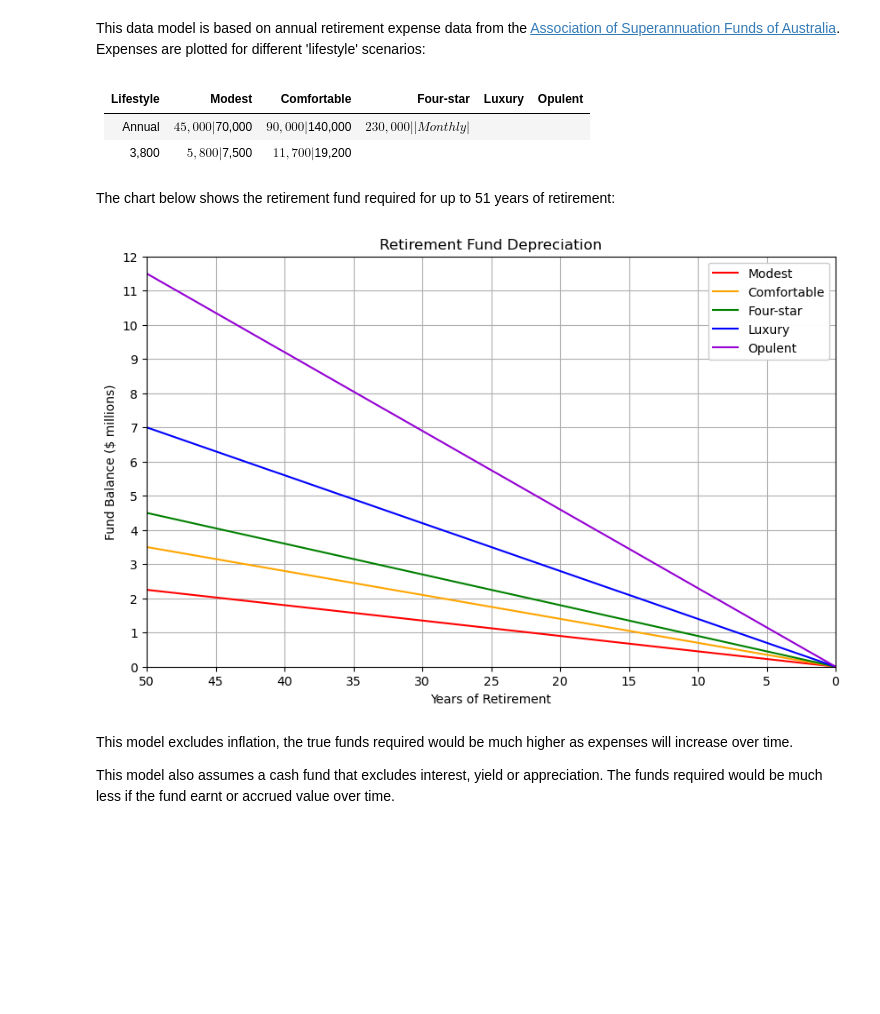
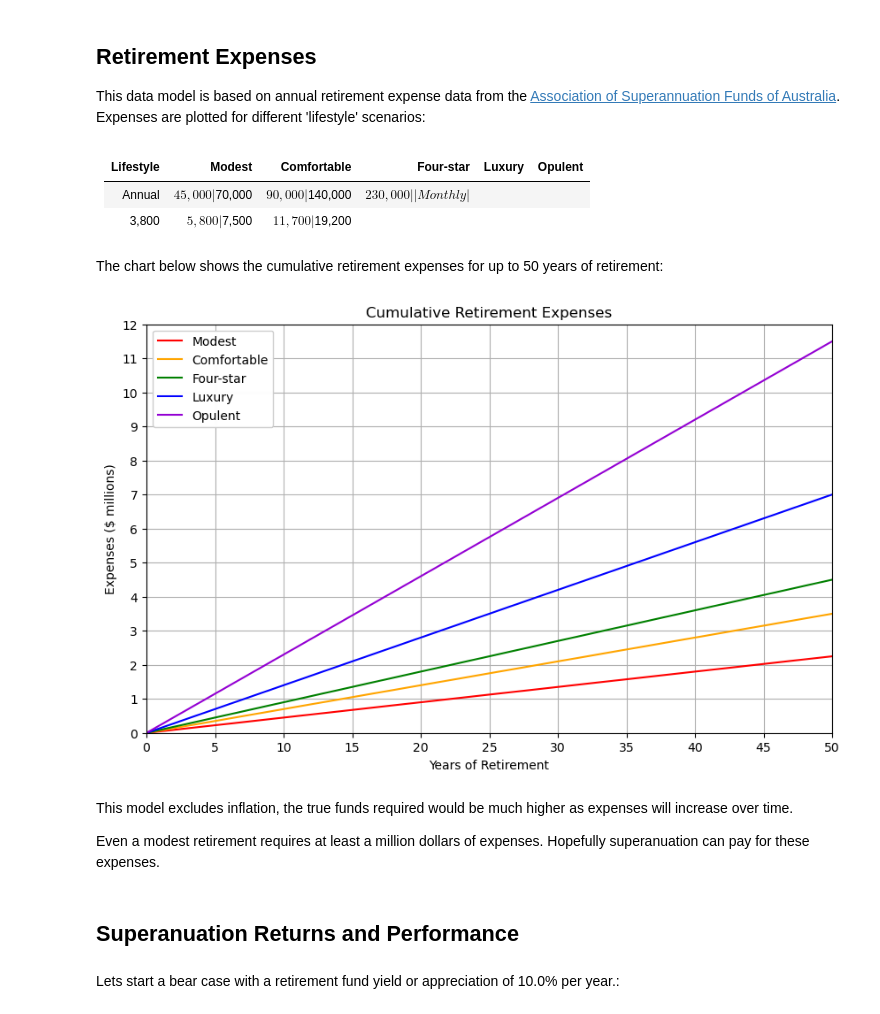
Before and after one commit to mikejonestechno/investment-analytics, a Jupyter notebook: notebooks/retirement.ipynb, the cells around one changed output. Saved outputs shown, nothing was run; the diff lists cells and outputs as text; code cells hidden in the pictures; blank space fills up the shorter version.

```diff
--- a/notebooks/retirement.ipynb
+++ b/notebooks/retirement.ipynb
@@ -20,6 +24,8 @@ import matplotlib.ticker as ticker
 import numpy as np
 from IPython.display import display, Markdown
 # %% [markdown]
+## Retirement Expenses
+
 This data model is based on annual retirement expense data from the [Association of Superannuation Funds of Australia](retirement-planning.md). Expenses are plotted for different 'lifestyle' scenarios:
 # %%
 """ Chart variables """
@@ -67,16 +75,16 @@ retirement_age = 50
 retirement_years = life_expectancy - retirement_age +1 # add 1 to include year of retirement in range
 
 display(Markdown(f"""
-The chart below shows the retirement fund required for up to {retirement_years - 1} years of retirement:
+The chart below shows the cumulative retirement expenses for up to {retirement_years - 1} years of retirement:
 """))
 # %% [output]
 
-The chart below shows the retirement fund required for up to 51 years of retirement:
+The chart below shows the cumulative retirement expenses for up to 50 years of retirement:
 # %%
 """ Data manipulation """
 
 # Create a DataFrame with number of rows = retirement_years
-df = pd.DataFrame(index=range(retirement_years))
+df = pd.DataFrame(index=np.arange(retirement_years))
 
 for i in range(retirement_years):
     df['year'] = retirement_years - df.index -1
@@ -85,38 +93,38 @@ for i in range(retirement_years):
 # For each key in annual_expenses, create a column
 for lifestyle, details in annual_expenses.items():
     # Each year the values increase by the related annual_expenses value
-    df[lifestyle.capitalize()] = [i * details['expenses'] for i in range(retirement_years)]
+    df[lifestyle.capitalize()] = df.index * details['expenses']
 # %%
 """ Basic chart """
 # create a new dataframe with only the annual_expense columns
 df_burndown = df[list(key.capitalize() for key in annual_expenses.keys())]
 
 # create a list of colors for each lifestyle
 colors = [details['color'] for details in annual_expenses.values()]
 
 # plot the dataframe with the specified colors
 df_burndown.plot(figsize=(10, 6), color=colors)
 
-# reverse the x-axis to burndown instead of burnup
 ax = plt.gca()
-ax.invert_xaxis()
 plt.xlabel('Years of Retirement')
-plt.ylabel('Fund Balance ($ millions)')
-plt.title('Retirement Fund Depreciation')
+plt.ylabel('Expenses ($ millions)')
+plt.title('Cumulative Retirement Expenses')
 plt.grid(True)
-plt.xlim([retirement_years-1, 0])
+plt.xlim(0, retirement_years-1)
 plt.ylim(ymin=0, ymax=12e6)
 # Format x-axis ticks every x years
 plt.gca().xaxis.set_major_locator(ticker.MultipleLocator(5))
 # Format y-axis ticks every 1 million
 plt.gca().yaxis.set_major_locator(ticker.MultipleLocator(1e6))
 # with labels formatted in millions with no decimal places
 plt.gca().yaxis.set_major_formatter(ticker.FuncFormatter(lambda x, _: '{:.0f}'.format(x*1e-6)))
 plt.legend().get_frame().set_alpha(0.98)
 plt.show()
 # %% [output]
-[figure, old version]
+[figure, new version]
 # %% [markdown]
 This model excludes inflation, the true funds required would be much higher as expenses will increase over time.
 
-This model also assumes a cash fund that excludes interest, yield or appreciation. The funds required would be much less if the fund earnt or accrued value over time.
+Even a modest retirement requires at least a million dollars of expenses. Hopefully superanuation can pay for these expenses.
+# %% [markdown]
+## Superanuation Returns and Performance
@@ -122,0 +139,13 @@ This model also assumes a cash fund that excludes interest, yield or appreciatio
+# %%
+yield_name = 'bear'
+
+lifestyle = 'comfortable'
+expenses = annual_expenses[lifestyle]['expenses'] * -1
+yield_rate = Yield[yield_name] / 100
+
+display(Markdown(f"""
+Lets start a {yield_name} case with a retirement fund yield or appreciation of {yield_rate * 100}% per year.:
+"""))
+# %% [output]
+
+Lets start a bear case with a retirement fund yield or appreciation of 10.0% per year.:
```
Also changed, not shown: parts of 11 cells of this notebook, 6 other files.
